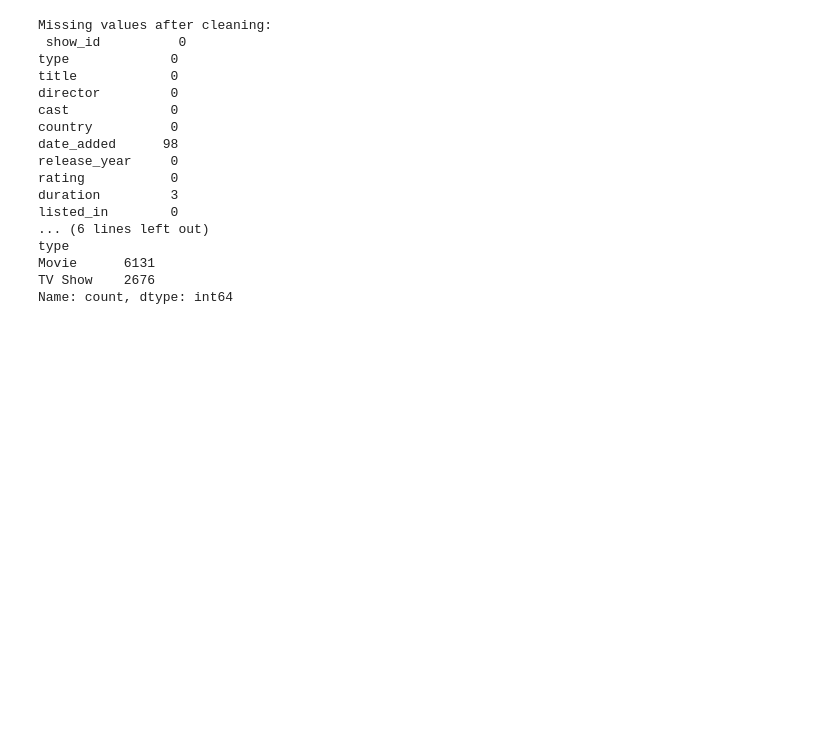
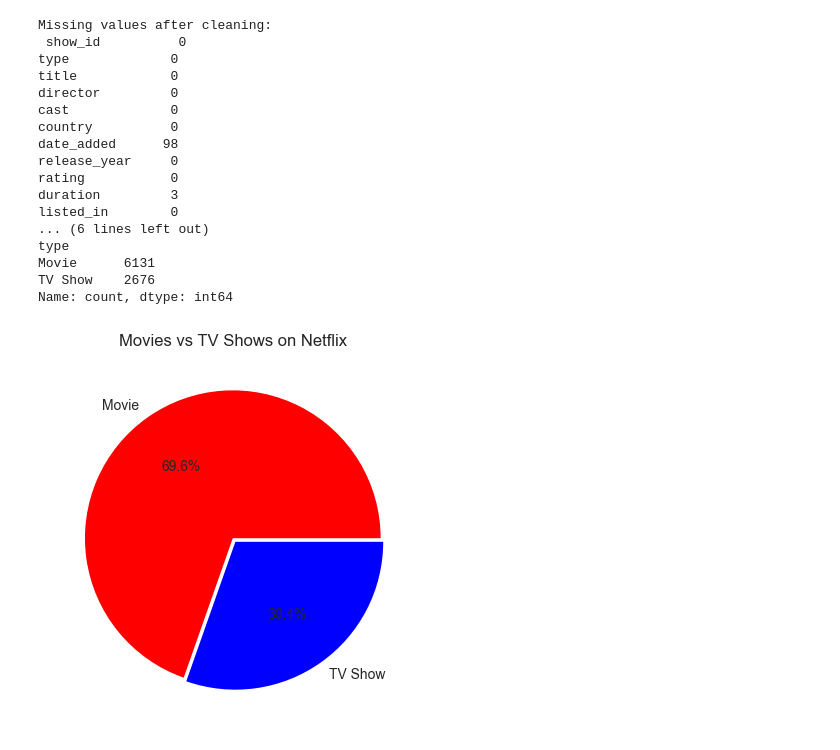
Before and after one commit to aditi2k8/netflix-content-analysis, a Jupyter notebook: netflix_analysis.ipynb, the cells around one changed output. Saved outputs shown, nothing was run; the diff lists cells and outputs as text; code cells hidden in the pictures; blank space fills up the shorter version.

Commit message:
Updated matplotlib visualizations

```diff
--- a/netflix_analysis.ipynb
+++ b/netflix_analysis.ipynb
@@ -57,15 +57,18 @@ Movie      6131
 TV Show    2676
 Name: count, dtype: int64
 # %%
-type_counts = df['type'].value_counts().reset_index()
-type_counts.columns = ['type', 'count']
+import matplotlib.pyplot as plt
 
-fig = px.pie(type_counts,
-             values='count',
-             names='type',
-             title='Movies vs TV Shows on Netflix',
-             color_discrete_sequence=['red', 'black'])
+type_counts = df['type'].value_counts()
 
-fig.update_traces(textinfo='percent+label+value')
-fig.show()
+plt.pie(type_counts.values,
+        labels=type_counts.index,
+        autopct='%1.1f%%',
+        colors=['red', 'blue'],
+        explode=[0,0.03])
+
+plt.title('Movies vs TV Shows on Netflix')
+plt.show()
+# %% [output]
+[figure, added]
 # %%
```
Also changed, not shown: parts of 8 cells of this notebook, 2 other files.
